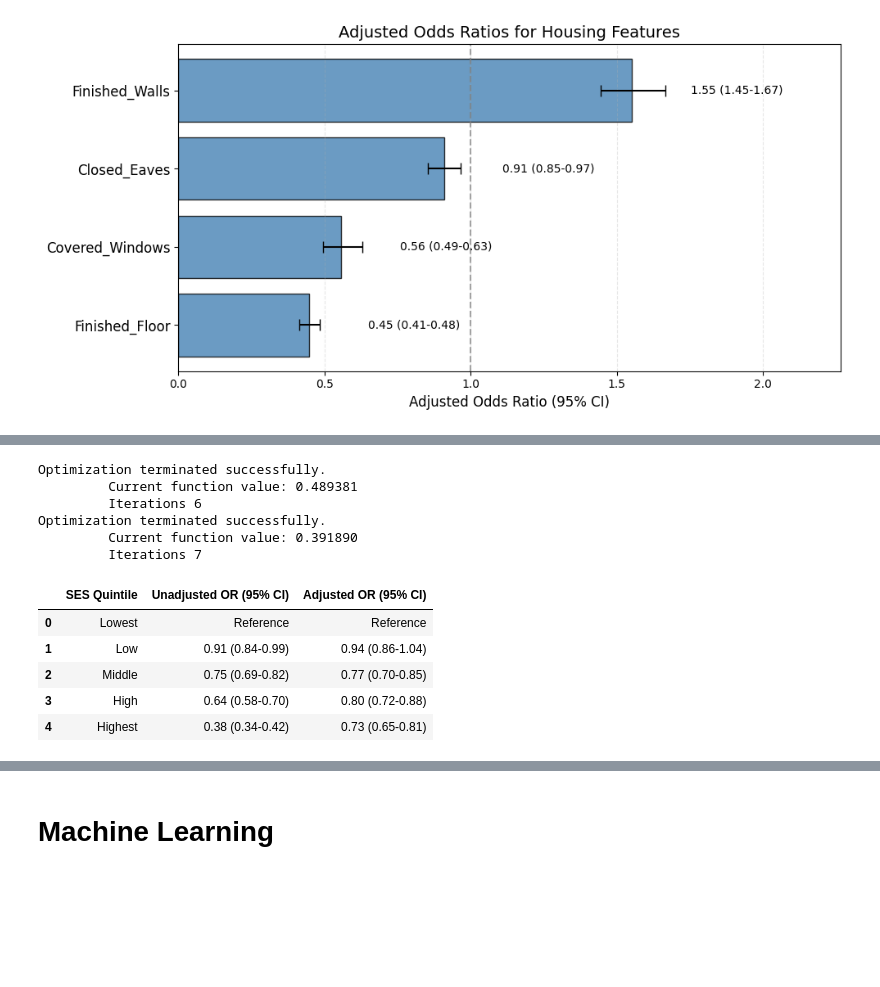
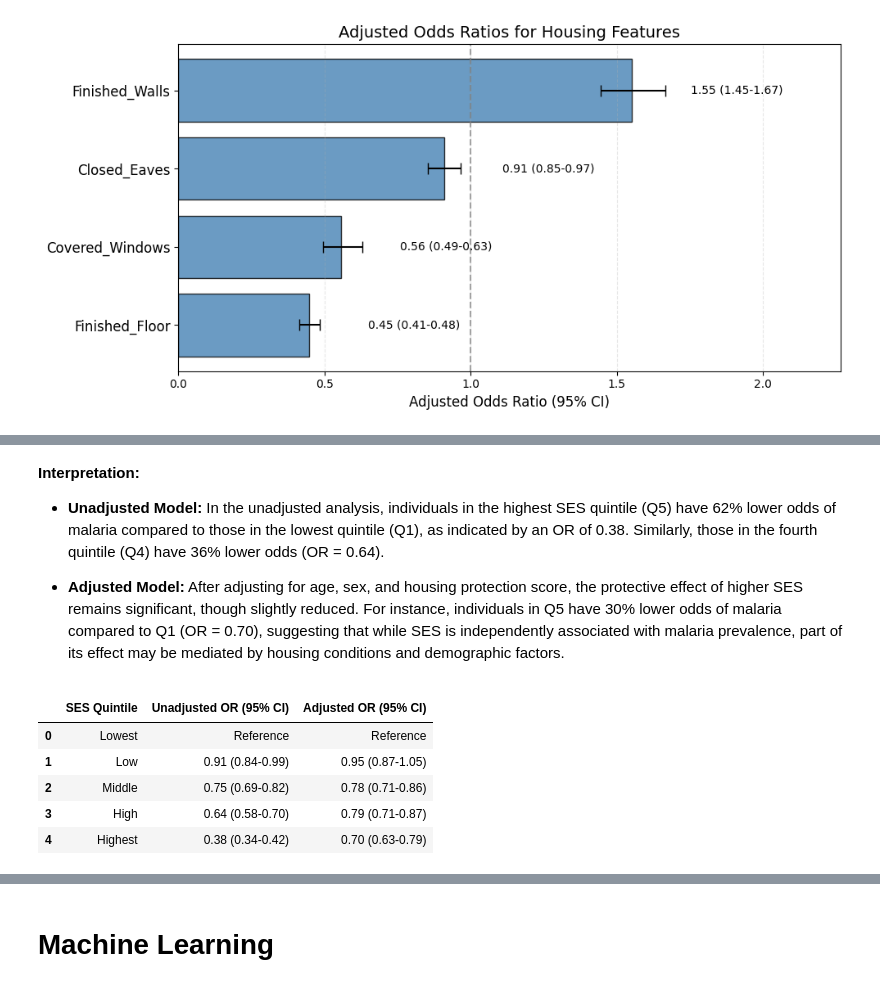
Before and after one commit to glavoy/malaria-burden-prediction, a Jupyter notebook: predicting_malaria_burden.ipynb, the cells around one changed output, grey strips where cells are left out. Saved outputs shown, nothing was run; the diff lists cells and outputs as text; code cells hidden in the pictures; blank space fills up the shorter version.

Commit message:
Mediation analysis working properly

```diff
--- a/predicting_malaria_burden.ipynb
+++ b/predicting_malaria_burden.ipynb
@@ -1707,3 +1651,9 @@ plt.show()
+# %% [markdown]
+**Interpretation:**
+
+- **Unadjusted Model:** In the unadjusted analysis, individuals in the highest SES quintile (Q5) have 62% lower odds of malaria compared to those in the lowest quintile (Q1), as indicated by an OR of 0.38. Similarly, those in the fourth quintile (Q4) have 36% lower odds (OR = 0.64).
+
+- **Adjusted Model:** After adjusting for age, sex, and housing protection score, the protective effect of higher SES remains significant, though slightly reduced. For instance, individuals in Q5 have 30% lower odds of malaria compared to Q1 (OR = 0.70), suggesting that while SES is independently associated with malaria prevalence, part of its effect may be mediated by housing conditions and demographic factors.
 # %%
 # Create SES quintile dummies (Q1 as reference)
 ses_dummies = pd.get_dummies(df_ses['SES_Quintile'], drop_first=True)
@@ -1716,7 +1666,7 @@ ses_dummies = pd.get_dummies(df_ses['SES_Quintile'], drop_first=True)
 X_unadj = sm.add_constant(ses_dummies).astype(float)
 
 # Fit unadjusted model
-model_unadj = sm.Logit(y, X_unadj).fit()
+model_unadj = sm.Logit(y, X_unadj).fit(disp=0)
 summary_unadj = model_unadj.summary2().tables[1]
 
 # Add covariates and ensure everything is float
@@ -1724,45 +1674,39 @@ X_adj = pd.concat([ses_dummies, df_ses[['age_years', 'sex', 'housing_protection_
 X_adj = sm.add_constant(X_adj).astype(float)
 
 # Fit adjusted model
-model_adj = sm.Logit(y, X_adj).fit()
+model_adj = sm.Logit(y, X_adj).fit(disp=0)
 
 summary_adj = model_adj.summary2().tables[1]
 
 # Extract ORs and confidence intervals
 def extract_or_ci(summary, labels):
     ors = np.exp(summary['Coef.'])
     lower = np.exp(summary['Coef.'] - 1.96 * summary['Std.Err.'])
     upper = np.exp(summary['Coef.'] + 1.96 * summary['Std.Err.'])
     formatted = []
     for label in labels:
         formatted.append(f"{ors[label]:.2f} ({lower[label]:.2f}-{upper[label]:.2f})")
     return formatted
 
 # Prepare row labels in order
 quintile_labels = ['Q2', 'Q3', 'Q4', 'Q5 (Highest)']
 row_labels = ['Low', 'Middle', 'High', 'Highest']
 
 # Extract formatted ORs
 unadj_or_ci = extract_or_ci(summary_unadj, quintile_labels)
 adj_or_ci = extract_or_ci(summary_adj, quintile_labels)
 
-# Assemble table
+# Create table
 table_data = pd.DataFrame({
     'SES Quintile': ['Lowest'] + row_labels,
     'Unadjusted OR (95% CI)': ['Reference'] + unadj_or_ci,
     'Adjusted OR (95% CI)': ['Reference'] + adj_or_ci
 })
 table_data
 # %% [output]
-Optimization terminated successfully.
-         Current function value: 0.489381
-         Iterations 6
-Optimization terminated successfully.
-         Current function value: 0.391890
-         Iterations 7
 |  | SES Quintile | Unadjusted OR (95% CI) | Adjusted OR (95% CI) |
 | 0 | Lowest | Reference | Reference |
-| 1 | Low | 0.91 (0.84-0.99) | 0.94 (0.86-1.04) |
-| 2 | Middle | 0.75 (0.69-0.82) | 0.77 (0.70-0.85) |
-| 3 | High | 0.64 (0.58-0.70) | 0.80 (0.72-0.88) |
-| 4 | Highest | 0.38 (0.34-0.42) | 0.73 (0.65-0.81) |
+| 1 | Low | 0.91 (0.84-0.99) | 0.95 (0.87-1.05) |
+| 2 | Middle | 0.75 (0.69-0.82) | 0.78 (0.71-0.86) |
+| 3 | High | 0.64 (0.58-0.70) | 0.79 (0.71-0.87) |
+| 4 | Highest | 0.38 (0.34-0.42) | 0.70 (0.63-0.79) |
```
Also changed, not shown: parts of 122 cells of this notebook.
